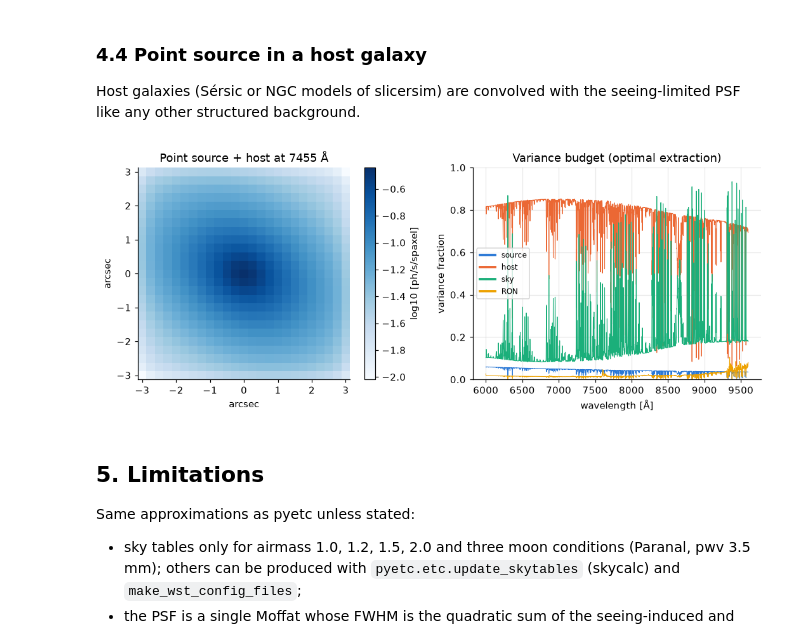
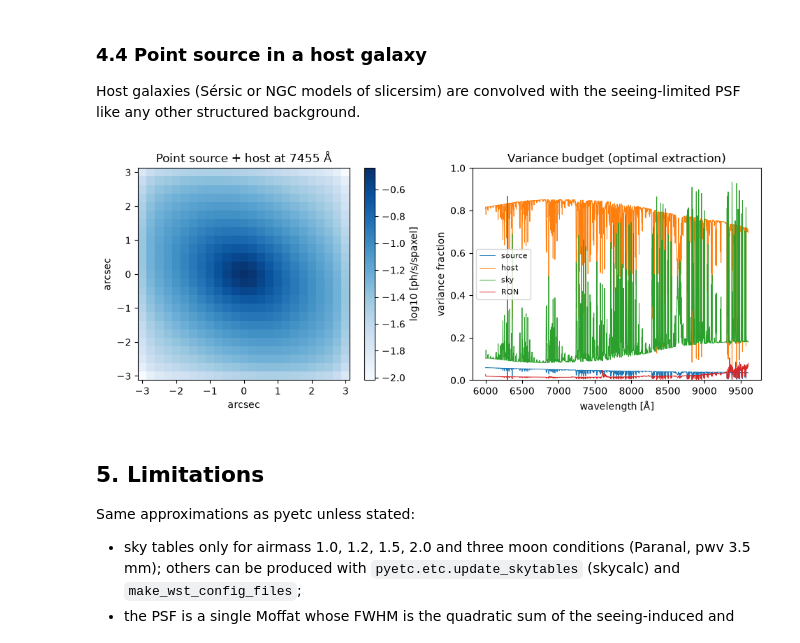
Before and after one commit to MickaelRigault/slicersim, a Jupyter notebook: docs/notebooks/wst_ifs_modes.ipynb, the cells around one changed output. Drawn from its saved outputs; the diff is of its cells as text; code cells hidden in the pictures.

```diff
--- a/docs/notebooks/wst_ifs_modes.ipynb
+++ b/docs/notebooks/wst_ifs_modes.ipynb
@@ -219,15 +207,15 @@ fig, (ax1, ax2) = plt.subplots(1, 2, figsize=(10, 3.8))
 lb = np.linspace(3700, 9600, 200)
 for i, seeing in enumerate([0.6, 0.8, 1.0]):
     sim.update(seeing=seeing)
-    ax1.plot(lb, sp.get_psf_fwhm(lb, which="total"), color=C[i], label=f"total, seeing {seeing}″")
-    ax1.plot(lb, sp.get_psf_fwhm(lb, which="seeing"), color=C[i], ls=":", lw=1)
+    ax1.plot(lb, sp.get_psf_fwhm(lb, which="total"), color=f"C{i}", label=f"total, seeing {seeing}″")
+    ax1.plot(lb, sp.get_psf_fwhm(lb, which="seeing"), color=f"C{i}", ls=":", lw=1)
 sim.update(seeing=0.8, airmass=1.5)
-ax1.plot(lb, sp.get_psf_fwhm(lb), color=C[1], ls="--", label="total, 0.8″, airmass 1.5")
+ax1.plot(lb, sp.get_psf_fwhm(lb), color="C1", ls="--", label="total, 0.8″, airmass 1.5")
 sim.update(airmass=1.0)
-ax1.plot(lb, sp.get_psf_fwhm(lb, which="optical"), color=C[3], label="optical (tel+ins)")
+ax1.plot(lb, sp.get_psf_fwhm(lb, which="optical"), color="C3", label="optical (tel+ins)")
 ax1.set(xlabel="wavelength [Å]", ylabel="PSF FWHM [arcsec]", ylim=(0, None),
         title="PSF FWHM (dotted: seeing-induced only)")
-legend(ax1, fontsize=7.5, loc="lower right", bbox_to_anchor=(1, 0.12), ncols=2)
+ax1.legend(fontsize=7.5, loc="lower right", bbox_to_anchor=(1, 0.12), ncols=2)
 
 # fraction of the point-source flux in a (2n+1)² box at 5000 Å
 k = np.argmin(abs(sp.lbda - 5000))
@@ -237,11 +225,11 @@ for i, (trunc, label, kw) in enumerate([(0, "exact Moffat", {}), (2, "pyetc trun
     sim.update(moffat_truncation=trunc)
     psf = sp.get_spatial_psf(**kw)[k]
     ax2.plot(2 * hsizes + 1, [psf[sp.get_box_aperture(hsize=n)].sum() for n in hsizes],
-             "o-", ms=5, color=C[i], label=label)
+             "o-", ms=5, color=f"C{i}", label=label)
 sim.update(moffat_truncation=0)
 ax2.set(xlabel="box size [spaxels of 0.25″]", ylabel="flux fraction", ylim=(0, 1.05),
         title=f"Flux in box at 5000 Å (FWHM={sp.get_psf_fwhm([5000.])[0]:.2f}″)")
 ax2.xaxis.set_major_locator(MultipleLocator(2))
-legend(ax2, loc="lower right", fontsize=8)
+ax2.legend(loc="lower right", fontsize=8)
 fig.tight_layout()
 # %% [output]
@@ -378,16 +366,16 @@ if HAS_PYETC:
     for ax, conf in zip(axs, CONFIGS[:2]):
         p, s = RESULTS[conf]
         l = s["lbda"]
-        ax.plot(p["lbda"], p["snr"], color=C[0], lw=0.8, label="pyetc (point source)")
-        ax.plot(l, snr_of(s["box2"]), color=C[1], lw=0.8, label="slicersim box, pyetc PSF")
-        ax.plot(l, snr_of(s["box0"]), color=C[2], lw=0.8, label="slicersim box, exact Moffat")
-        ax.plot(l, snr_of(s["optimal"]), color=C[3], lw=0.8, label="slicersim optimal")
+        ax.plot(p["lbda"], p["snr"], color="C0", lw=0.8, label="pyetc (point source)")
+        ax.plot(l, snr_of(s["box2"]), color="C1", lw=0.8, label="slicersim box, pyetc PSF")
+        ax.plot(l, snr_of(s["box0"]), color="C2", lw=0.8, label="slicersim box, exact Moffat")
+        ax.plot(l, snr_of(s["optimal"]), color="C3", lw=0.8, label="slicersim optimal")
         if conf == CONFIGS[0]:
-            ax.plot([5000], [rs["snr"][kp]], "D", ms=8, color=C[4], mec="white", mew=2,
+            ax.plot([5000], [rs["snr"][kp]], "D", ms=8, color="C4", mec="white", mew=2,
                     label="pyetc resolved path, PSF at 5000 Å")
         ax.set(ylabel="SNR per pixel", ylim=(0, None),
                title=f"{conf[0]} channel, {2*conf[1]+1}×{2*conf[1]+1} box, seeing {conf[2]}″, {conf[3]}, X={conf[4]}")
-    legend(axs[0], ncols=2, fontsize=8, loc="upper left")
+    axs[0].legend(ncols=2, fontsize=8, loc="upper left")
     axs[1].set_xlabel("wavelength [Å]")
     fig.suptitle(r"Flat $F_\lambda=10^{-17}$ erg/s/cm²/Å point source, 2×1800 s")
     fig.tight_layout()
@@ -406,16 +394,16 @@ for j, ch in enumerate(WST_INSTRUMENTS):
     t.change_properties(dit=1800., ndit=2)
     vc = t.simulation.get_variance_contribution()
     l = vc["lbda"]
-    axs[0, j].plot(l, vc["flux"] / np.sqrt(vc["variance"]), color=C[0], lw=0.7)
+    axs[0, j].plot(l, vc["flux"] / np.sqrt(vc["variance"]), color="C0", lw=0.7)
     axs[0, j].set(title=f"{ch} channel: AB=22 (flat $F_\\nu$), 2×1800 s, 0.8″, dark",
                   ylabel="SNR per pixel" if j == 0 else None, ylim=(0, None))
     for i, src in enumerate(["pointsource", "background", "ron", "dark"]):
-        axs[1, j].plot(l, vc[src] / vc["variance"], color=C[i], lw=0.7,
+        axs[1, j].plot(l, vc[src] / vc["variance"], color=f"C{i}", lw=0.7,
                        label={"pointsource": "source", "background": "sky", "ron": "RON"}.get(src, src))
     axs[1, j].set(xlabel="wavelength [Å]", ylabel="variance fraction" if j == 0 else None, ylim=(0, 1))
     print(f"{ch}: median SNR/pixel {np.nanmedian(vc['flux'] / np.sqrt(vc['variance'])):.1f}, "
           f"per resolution element {t.get_band_snr([l.iloc[0] + 50, l.iloc[-1] - 50], per_resolution=True):.1f}")
-legend(axs[1, 0], ncols=4, fontsize=8, loc="upper left")
+axs[1, 0].legend(ncols=4, fontsize=8, loc="upper left")
 fig.tight_layout()
 # %% [output]
 blue: median SNR/pixel 16.1, per resolution element 23.9
@@ -468,11 +456,11 @@ ETC = pd.DataFrame(rows)
 fig, ax = plt.subplots(figsize=(7, 4))
 for i, ch in enumerate(WST_INSTRUMENTS):
     d = ETC[ETC.channel == ch]
-    ax.plot(d.mag, d.ideal / 3600, "-", color=C[i], label=f"{ch}, {WINDOWS[ch][0]}–{WINDOWS[ch][1]} Å")
-    ax.plot(d.mag, d.total / 3600, "o", ms=6, color=C[i], mec="white", mew=1.5, label=f"{ch}: NDIT × {DIT:.0f} s")
+    ax.plot(d.mag, d.ideal / 3600, "-", color=f"C{i}", label=f"{ch}, {WINDOWS[ch][0]}–{WINDOWS[ch][1]} Å")
+    ax.plot(d.mag, d.total / 3600, "o", ms=6, color=f"C{i}", mec="white", mew=1.5, label=f"{ch}: NDIT × {DIT:.0f} s")
 ax.set(yscale="log", xlabel="AB magnitude (flat $F_\\nu$)", ylabel="exposure time [h]",
        title=f"Time to reach SNR = 10 per pixel (DIT = {DIT:.0f} s)")
-legend(ax, ncols=2, fontsize=8)
+ax.legend(ncols=2, fontsize=8)
 fig.tight_layout()
 display(ETC.pivot(index="mag", columns="channel", values="ndit").rename(columns=lambda c: f"NDIT ({c})"))
 # %% [output]
@@ -510,23 +498,23 @@ like any other structured background.
 # %%
 t = WSTTarget(LBDA, ab_flux(22), channel="red", host="sersic:bb-5000", redshift=0.05)
 t.change_properties(dit=1800., ndit=2)
 sim = t.simulation
 cube = sim.get_projected_scene(switch_off=["background"])
 fig, (ax1, ax2) = plt.subplots(1, 2, figsize=(10, 4))
 im = ax1.imshow(np.log10(cube[1500]), origin="lower", cmap="Blues",
                 extent=np.array(sim.spectrograph.spaxel_extent) * sim.spectrograph.spx_spatial_scale)
 fig.colorbar(im, ax=ax1, label="log10 [ph/s/spaxel]")
 ax1.set(title=f"Point source + host at {sim.spectrograph.lbda[1500]:.0f} Å", xlabel="arcsec", ylabel="arcsec")
 ax1.grid(False)
 vc = sim.get_variance_contribution()
 for i, src in enumerate(["pointsource", "host", "background", "ron"]):
-    ax2.plot(vc.lbda, vc[src] / vc.variance, lw=0.7, color=C[i],
+    ax2.plot(vc.lbda, vc[src] / vc.variance, lw=0.7, color=f"C{i}",
              label={"pointsource": "source", "background": "sky", "ron": "RON"}.get(src, src))
 ax2.set(xlabel="wavelength [Å]", ylabel="variance fraction", ylim=(0, 1), title="Variance budget (optimal extraction)")
-legend(ax2, fontsize=8)
+ax2.legend(fontsize=8)
 fig.tight_layout()
 # %% [output]
-[figure, old version]
+[figure, new version]
 # %% [markdown]
 ## 5. Limitations
 
```
Also changed, not shown: parts of 7 cells of this notebook.
